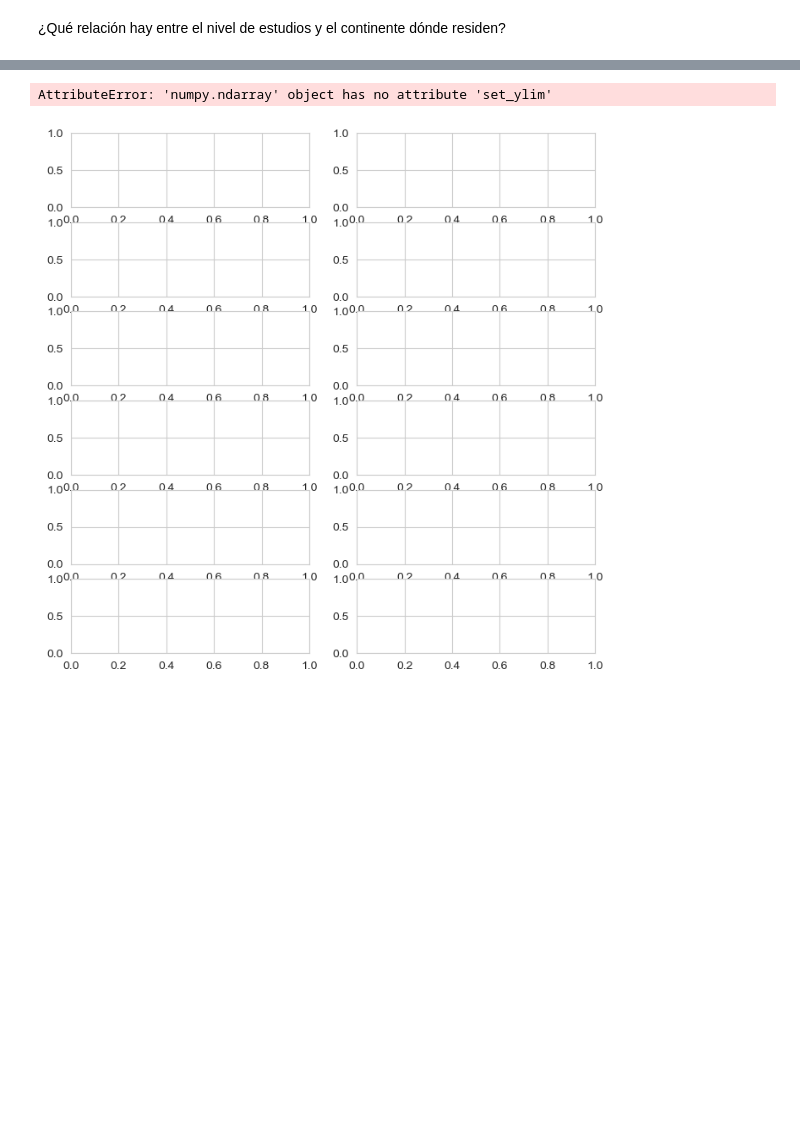
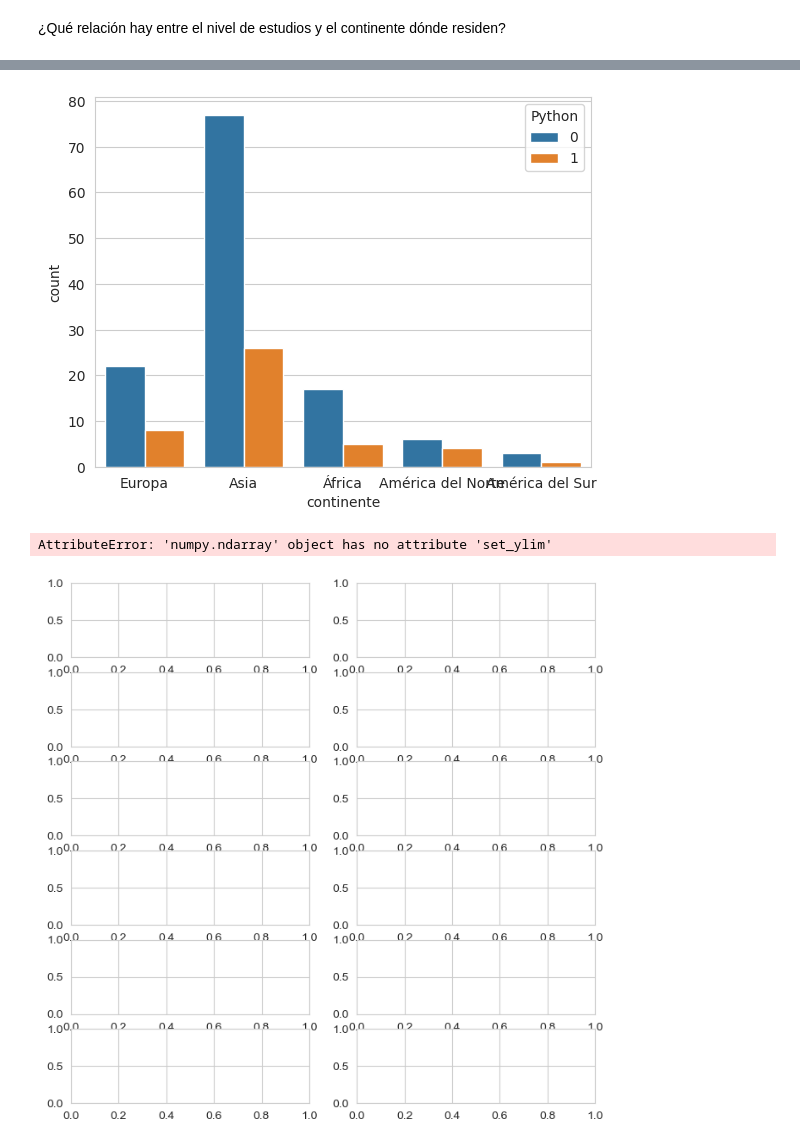
Before and after one commit to silviagordon/EDA-Visualizacion, a Jupyter notebook: Notebooks/Visualización.ipynb, the cells around one changed output, grey strips where cells are left out. Saved outputs shown, nothing was run; the diff lists cells and outputs as text; code cells hidden in the pictures; blank space fills up the shorter version.

```diff
--- a/Notebooks/Visualización.ipynb
+++ b/Notebooks/Visualización.ipynb
@@ -206,6 +206,12 @@ df_tecnico.head()
 | 2 | 22-24 | Morocco | Master’s degree | Computers/Technology | 1-3 years | Under 1 year | África | ... |
 | 3 | 18-21 | Bangladesh | Bachelor’s degree | Non-profit/Service | under 1 years | Under 1 year | Asia | ... |
 | 4 | 18-21 | India | Bachelor’s degree | Academics/Education | 1-3 years | Under 1 year | Asia | ... |
+# %%
+df_tecnico = df_tecnico[()]
+# %%
+fig = sns.countplot(data=df_tecnico, x="continente", hue="Python")
+# %% [output]
+[figure, added]
 # %%
 numericas = df_tecnico.select_dtypes(include=np.number)
 # %%
```
Also changed, not shown: parts of 33 cells of this notebook, 1 other file.
